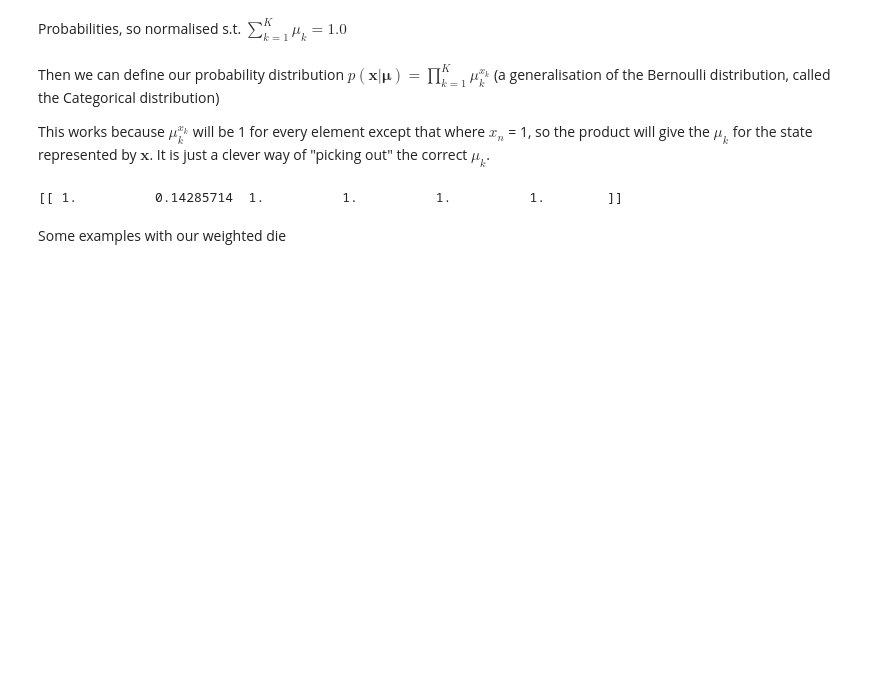
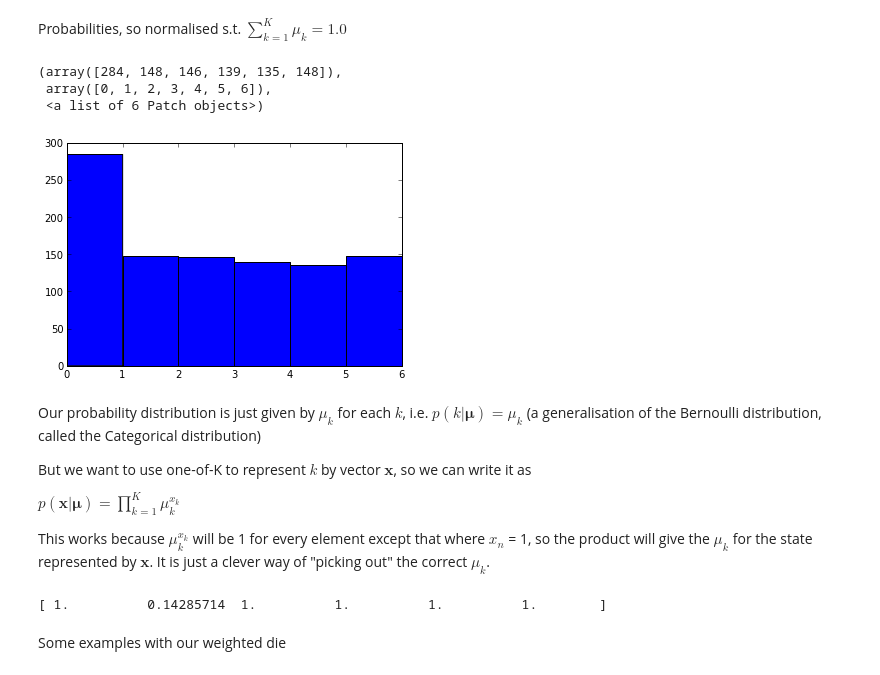
Before and after one commit to jamt9000/prml, a Jupyter notebook: 2.2-multinomial-variables.ipynb, the cells around one changed output. Saved outputs shown, nothing was run; the diff lists cells and outputs as text; code cells hidden in the pictures; blank space fills up the shorter version.

```diff
--- a/2.2-multinomial-variables.ipynb
+++ b/2.2-multinomial-variables.ipynb
@@ -25,0 +21,13 @@ print x
+# %%
+class Die(object):
+    def __init__(self, mu=None, sides=6):
+        if mu == None:
+            mu = [1] * sides
+        # Normalise to be prob. dist.
+        self.mu = array(mu, float)/sum(mu)
+        self.sides = sides
+
+    def roll(self, n):
+        # sample using uniform rand num to index y axis of cdf
+        rolls = argmax(cumsum(self.mu)[:,newaxis] > random.random(n),0)
+        return one_of(self.sides, rolls)
@@ -35,11 +58,22 @@ latex(r"Probabilities, so normalised s.t. $\sum_{k=1}^{K} \mu_k = %s$" % round(s
 # %% [output]
 [ 0.28571429  0.14285714  0.14285714  0.14285714  0.14285714  0.14285714]
 Probabilities, so normalised s.t. $\sum_{k=1}^{K} \mu_k = 1.0$
+# %%
+# roll some numbers on our loaded die
+loadeddie = Die(mu)
+loadedrolls = loadeddie.roll(1000)
+
+hist(argmax(loadedrolls,1), bins=range(loadeddie.sides+1))
+# %% [output]
+(array([284, 148, 146, 139, 135, 148]),
+ array([0, 1, 2, 3, 4, 5, 6]),
+ <a list of 6 Patch objects>)
+[figure, added]
 # %% [markdown]
-Then we can define our probability distribution $p(\mathbf{x}|\boldsymbol{\mu}) = \prod_{k=1}^K \mu_k^{x_k}$ (a generalisation of the Bernoulli distribution, called the Categorical distribution)
+Our probability distribution is just given by $\mu_k$ for each $k$, i.e. $p(k|\boldsymbol{\mu}) = \mu_k$ (a generalisation of the Bernoulli distribution, called the Categorical distribution)
+
+But we want to use one-of-K to represent $k$ by vector $\mathbf{x}$, so we can write it as
+
+$p(\mathbf{x}|\boldsymbol{\mu}) = \prod_{k=1}^K \mu_k^{x_k}$
 
 This works because $\mu_k^{x_k}$ will be 1 for every element except that where $x_n$ = 1, so the product will give the $\mu_k$ for the state represented by $\mathbf{x}$. It is just a clever way of "picking out" the correct $\mu_k$.
-# %%
-print mu**x
-# %% [output]
-[[ 1.          0.14285714  1.          1.          1.          1.        ]]
@@ -48,0 +80,6 @@ def p(x, mu):
+# %%
+print mu**[0,1,0,0,0,0]
+
+# only kth element is non-1
+# %% [output]
+[ 1.          0.14285714  1.          1.          1.          1.        ]
```
Also changed, not shown: parts of 21 cells of this notebook, 1 other file.
